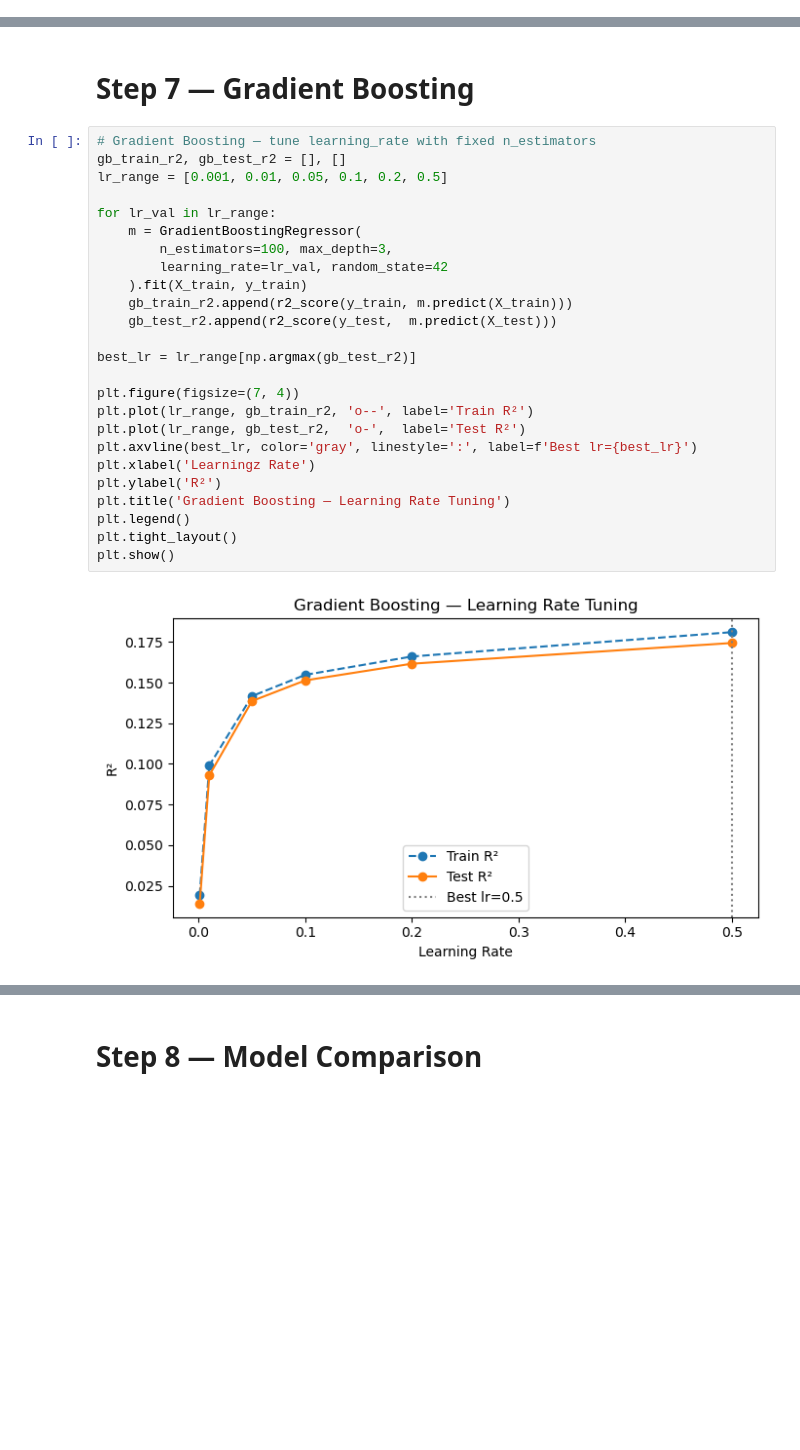
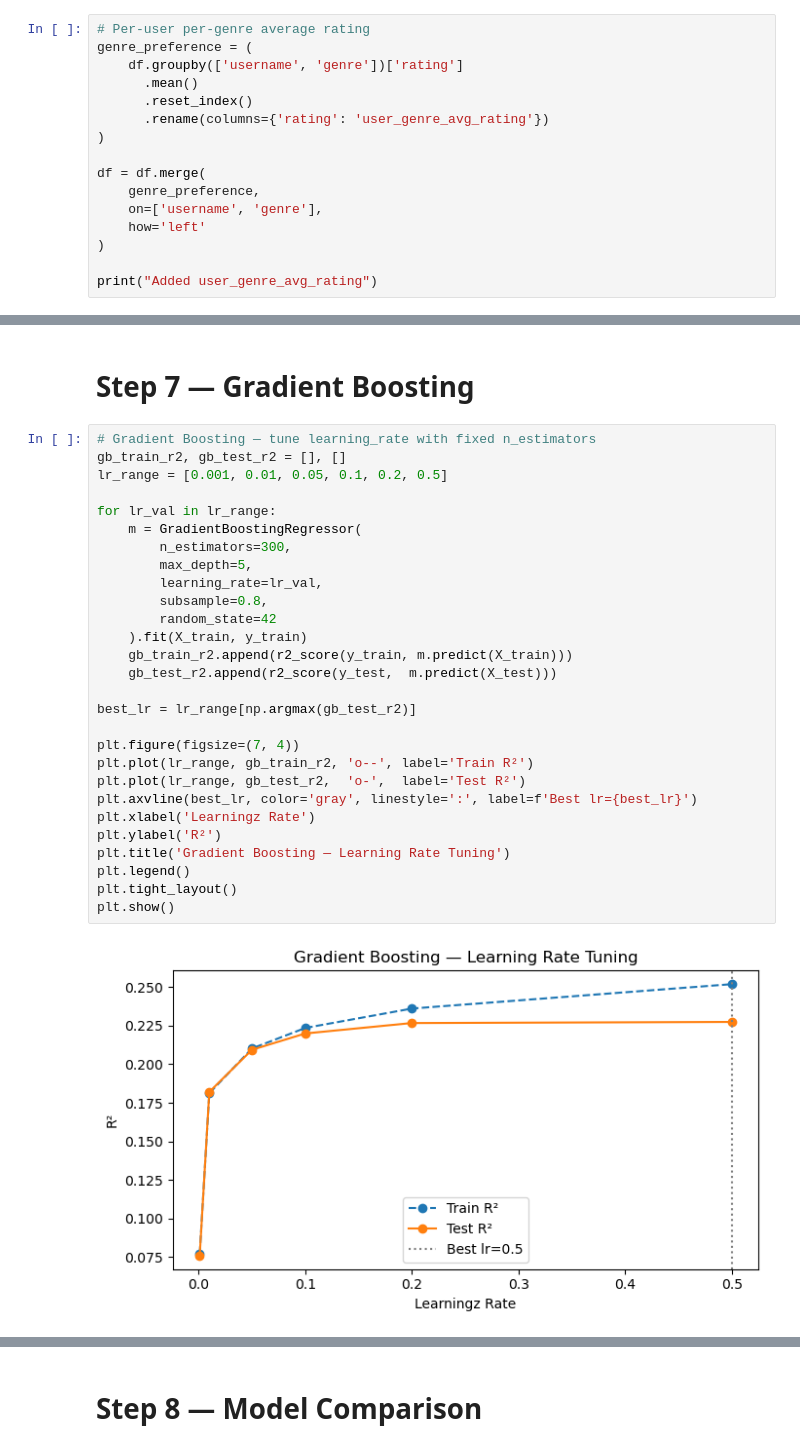
Before and after one commit to WobinWobin/data-trio-project, a Jupyter notebook: ML/cinemath_ml_updated (1).ipynb, the cells around one changed output, grey strips where cells are left out. Drawn from its saved outputs; the diff is of its cells as text; blank space fills up the shorter version.

```diff
--- a/ML/cinemath_ml_updated (1).ipynb
+++ b/ML/cinemath_ml_updated (1).ipynb
@@ -57,3 +57,19 @@ print(f"Users after sampling: {df['username'].nunique()}")
 # %% [output]
 Rows after sampling: 1637859
 Users after sampling: 761
+# %%
+# Per-user per-genre average rating
+genre_preference = (
+    df.groupby(['username', 'genre'])['rating']
+      .mean()
+      .reset_index()
+      .rename(columns={'rating': 'user_genre_avg_rating'})
+)
+
+df = df.merge(
+    genre_preference,
+    on=['username', 'genre'],
+    how='left'
+)
+
+print("Added user_genre_avg_rating")
@@ -357,30 +379,33 @@ Random Forest (n=100, depth=8)
 # %%
 # Gradient Boosting — tune learning_rate with fixed n_estimators
 gb_train_r2, gb_test_r2 = [], []
 lr_range = [0.001, 0.01, 0.05, 0.1, 0.2, 0.5]
 
 for lr_val in lr_range:
     m = GradientBoostingRegressor(
-        n_estimators=100, max_depth=3,
-        learning_rate=lr_val, random_state=42
+        n_estimators=300,
+        max_depth=5,
+        learning_rate=lr_val,
+        subsample=0.8,
+        random_state=42
     ).fit(X_train, y_train)
     gb_train_r2.append(r2_score(y_train, m.predict(X_train)))
     gb_test_r2.append(r2_score(y_test,  m.predict(X_test)))
 
 best_lr = lr_range[np.argmax(gb_test_r2)]
 
 plt.figure(figsize=(7, 4))
 plt.plot(lr_range, gb_train_r2, 'o--', label='Train R²')
 plt.plot(lr_range, gb_test_r2,  'o-',  label='Test R²')
 plt.axvline(best_lr, color='gray', linestyle=':', label=f'Best lr={best_lr}')
 plt.xlabel('Learningz Rate')
 plt.ylabel('R²')
 plt.title('Gradient Boosting — Learning Rate Tuning')
 plt.legend()
 plt.tight_layout()
 plt.show()
 # %% [output]
-[figure, old version]
+[figure, new version]
 # %%
 gb = GradientBoostingRegressor(
     n_estimators=100, max_depth=3,
```
Also changed, not shown: parts of 17 cells of this notebook.
